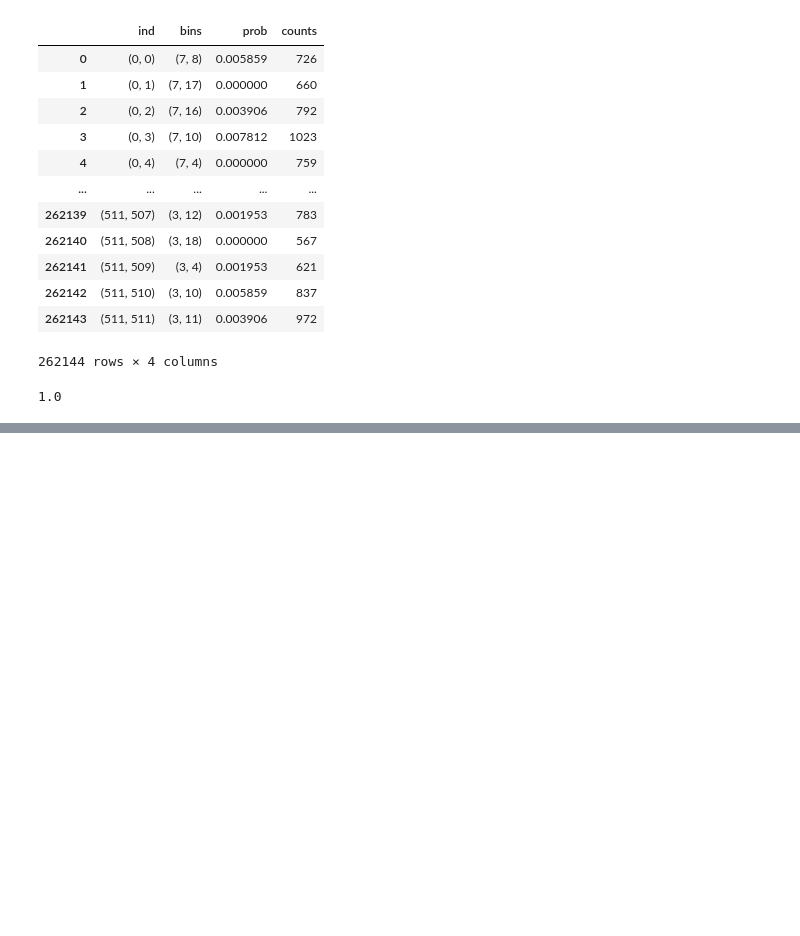
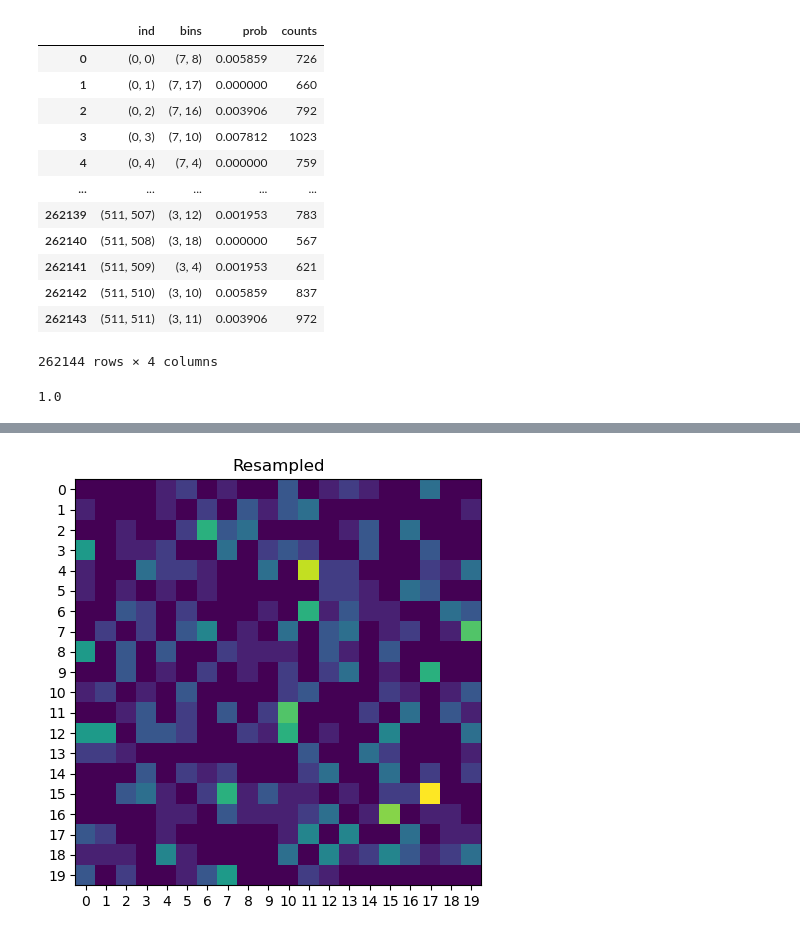
Before and after one commit to ronakdm/resnets, a Jupyter notebook: notebooks/workspace.ipynb, the cells around one changed output, grey strips where cells are left out. Saved outputs shown, nothing was run; the diff lists cells and outputs as text; code cells hidden in the pictures; blank space fills up the shorter version.

```diff
--- a/notebooks/workspace.ipynb
+++ b/notebooks/workspace.ipynb
@@ -125,3 +173,6 @@ weight.sum()
 idx = np.random.choice(np.arange(n ** 2), size=n, replace=True, p=weight)
 # %%
 new_pairs = df['ind'].iloc[idx]
+# %%
+bout = np.array(list(df['bins'].iloc[idx]))
+cx, cy = bout[:, 0], bout[:, 1]
@@ -137,0 +201,2 @@ len(counts)
+# %%
+pmat2, observed_bins, observed_counts = count_freq(cx, cy, (len(marginals[0]), len(marginals[1])))
@@ -137,0 +225,10 @@ len(counts)
+# %%
+fig, ax = plt.subplots()
+im = ax.imshow(pmat2)
+ax.set_xticks(np.arange(pmat.shape[0]))
+ax.set_yticks(np.arange(pmat.shape[1]))
+ax.set_title("Resampled")
+fig.tight_layout()
+plt.show()
+# %% [output]
+[figure, added]
```
Also changed, not shown: parts of 19 cells of this notebook, 50 other files.
